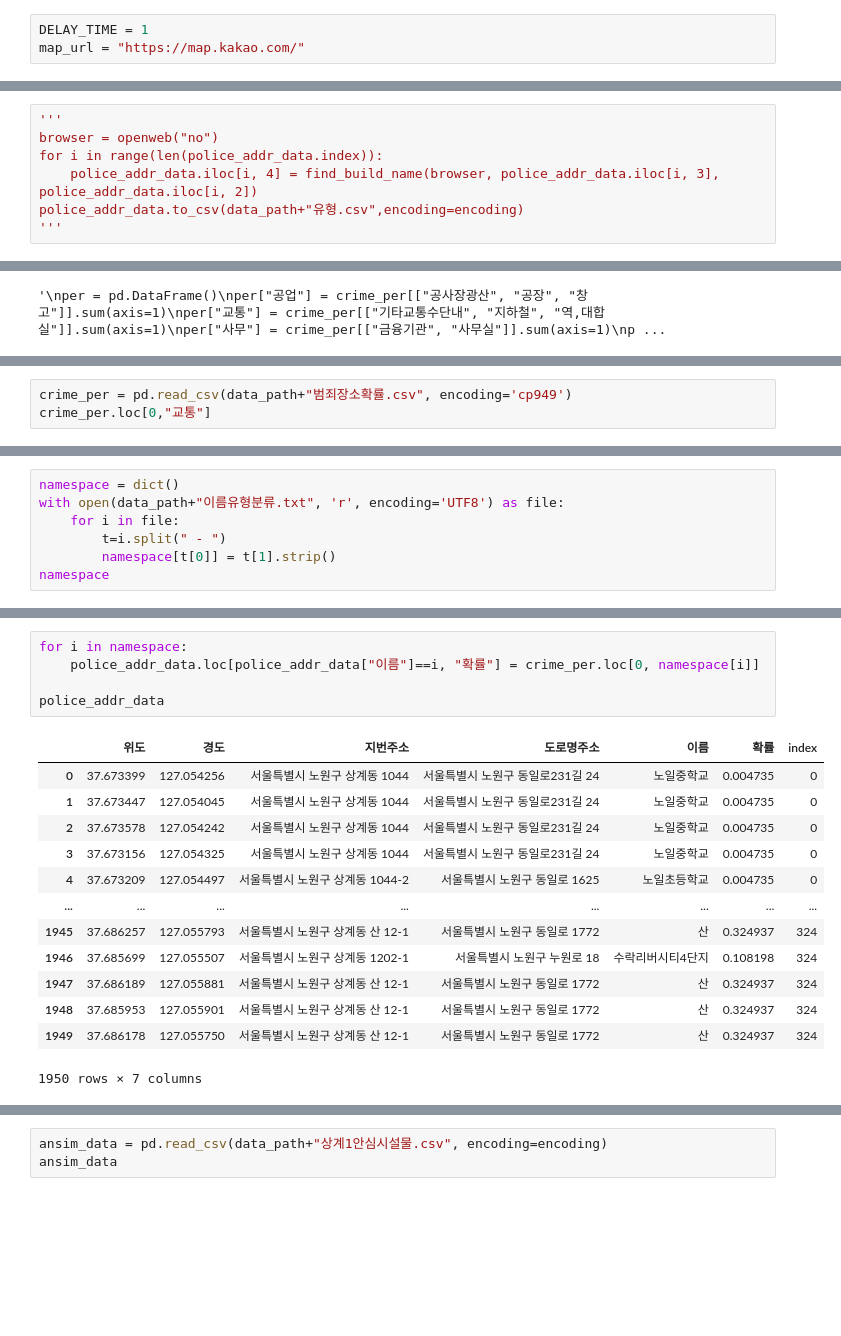
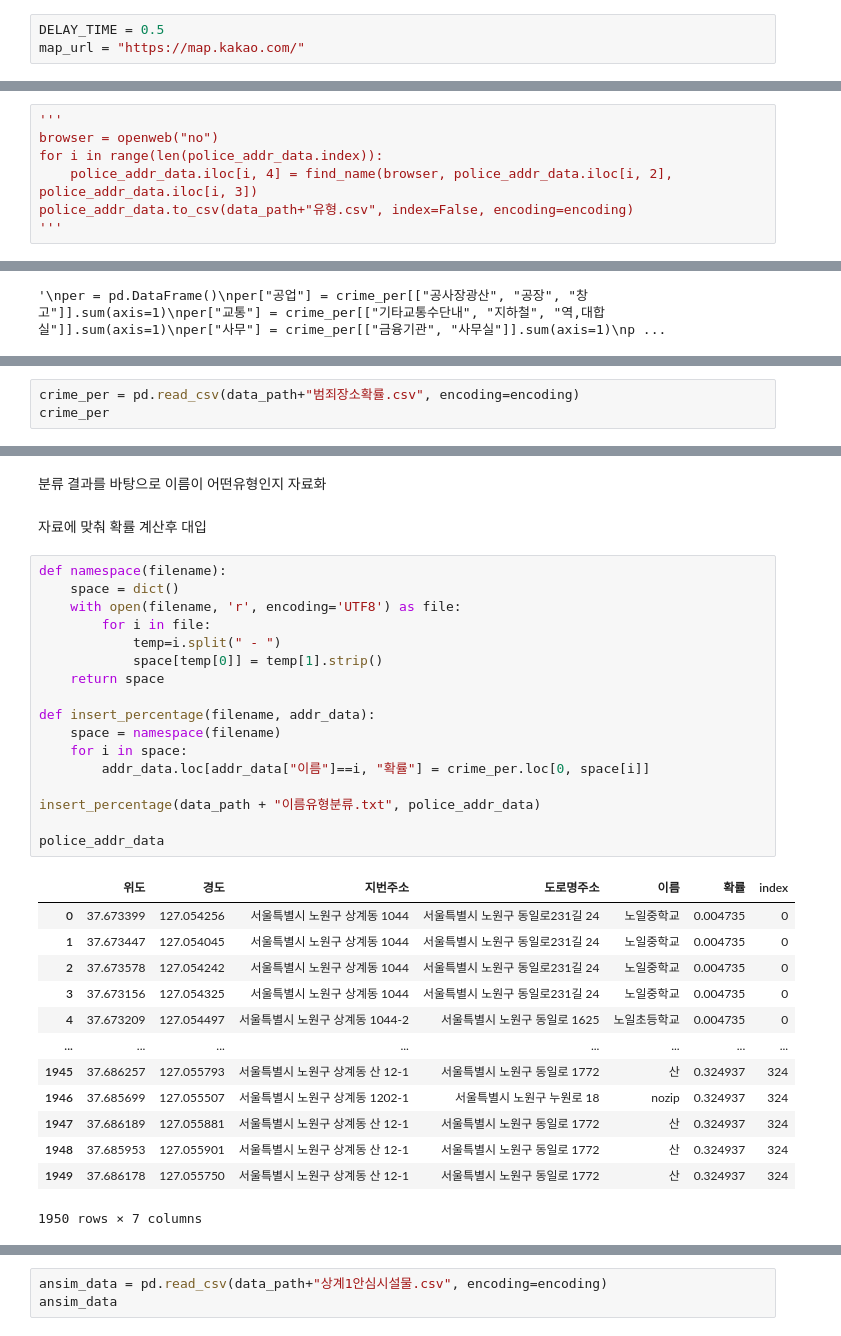
Before and after one commit to topaz11100/bp_final, a Jupyter notebook: 빅프_기말_최종.ipynb, the cells around one changed output, grey strips where cells are left out. Cells and saved outputs as stored; diff of their text form; blank space fills up the shorter version.

```diff
--- a/빅프_기말_최종.ipynb
+++ b/빅프_기말_최종.ipynb
@@ -124,3 +147,3 @@ police_addr_data
 # %%
-DELAY_TIME = 1
+DELAY_TIME = 0.5
 map_url = "https://map.kakao.com/"
@@ -168,7 +197,7 @@ def find_build_name(browser, road_addr, num_addr):
 '''
 browser = openweb("no")
 for i in range(len(police_addr_data.index)):
-    police_addr_data.iloc[i, 4] = find_build_name(browser, police_addr_data.iloc[i, 3], police_addr_data.iloc[i, 2])
-police_addr_data.to_csv(data_path+"유형.csv",encoding=encoding)
+    police_addr_data.iloc[i, 4] = find_name(browser, police_addr_data.iloc[i, 2], police_addr_data.iloc[i, 3])
+police_addr_data.to_csv(data_path+"유형.csv", index=False, encoding=encoding)
 '''
 # %% [output]
@@ -227,4 +263,4 @@ per
 # %%
-crime_per = pd.read_csv(data_path+"범죄장소확률.csv", encoding='cp949')
-crime_per.loc[0,"교통"]
+crime_per = pd.read_csv(data_path+"범죄장소확률.csv", encoding=encoding)
+crime_per
 # %% [output]
@@ -232,7 +268,0 @@ crime_per.loc[0,"교통"]
-# %%
-namespace = dict()
-with open(data_path+"이름유형분류.txt", 'r', encoding='UTF8') as file:
-    for i in file:
-        t=i.split(" - ")
-        namespace[t[0]] = t[1].strip()
-namespace
@@ -257,18 +269,34 @@ namespace
+# %% [markdown]
+분류 결과를 바탕으로 이름이 어떤유형인지 자료화
+# %% [markdown]
+자료에 맞춰 확률 계산후 대입
 # %%
-for i in namespace:
-    police_addr_data.loc[police_addr_data["이름"]==i, "확률"] = crime_per.loc[0, namespace[i]]
+def namespace(filename):
+    space = dict()
+    with open(filename, 'r', encoding='UTF8') as file:
+        for i in file:
+            temp=i.split(" - ")
+            space[temp[0]] = temp[1].strip()
+    return space
+
+def insert_percentage(filename, addr_data):
+    space = namespace(filename)
+    for i in space:
+        addr_data.loc[addr_data["이름"]==i, "확률"] = crime_per.loc[0, space[i]]
+
+insert_percentage(data_path + "이름유형분류.txt", police_addr_data)
 
 police_addr_data
 # %% [output]
 |  | 위도 | 경도 | 지번주소 | 도로명주소 | 이름 | 확률 | index |
 | 0 | 37.673399 | 127.054256 | 서울특별시 노원구 상계동 1044 | 서울특별시 노원구 동일로231길 24 | 노일중학교 | 0.004735 | 0 |
 | 1 | 37.673447 | 127.054045 | 서울특별시 노원구 상계동 1044 | 서울특별시 노원구 동일로231길 24 | 노일중학교 | 0.004735 | 0 |
 | 2 | 37.673578 | 127.054242 | 서울특별시 노원구 상계동 1044 | 서울특별시 노원구 동일로231길 24 | 노일중학교 | 0.004735 | 0 |
 | 3 | 37.673156 | 127.054325 | 서울특별시 노원구 상계동 1044 | 서울특별시 노원구 동일로231길 24 | 노일중학교 | 0.004735 | 0 |
 | 4 | 37.673209 | 127.054497 | 서울특별시 노원구 상계동 1044-2 | 서울특별시 노원구 동일로 1625 | 노일초등학교 | 0.004735 | 0 |
 | ... | ... | ... | ... | ... | ... | ... | ... |
 | 1945 | 37.686257 | 127.055793 | 서울특별시 노원구 상계동 산 12-1 | 서울특별시 노원구 동일로 1772 | 산 | 0.324937 | 324 |
-| 1946 | 37.685699 | 127.055507 | 서울특별시 노원구 상계동 1202-1 | 서울특별시 노원구 누원로 18 | 수락리버시티4단지 | 0.108198 | 324 |
+| 1946 | 37.685699 | 127.055507 | 서울특별시 노원구 상계동 1202-1 | 서울특별시 노원구 누원로 18 | nozip | 0.324937 | 324 |
 | 1947 | 37.686189 | 127.055881 | 서울특별시 노원구 상계동 산 12-1 | 서울특별시 노원구 동일로 1772 | 산 | 0.324937 | 324 |
 | 1948 | 37.685953 | 127.055901 | 서울특별시 노원구 상계동 산 12-1 | 서울특별시 노원구 동일로 1772 | 산 | 0.324937 | 324 |
 | 1949 | 37.686178 | 127.055750 | 서울특별시 노원구 상계동 산 12-1 | 서울특별시 노원구 동일로 1772 | 산 | 0.324937 | 324 |
```
Also changed, not shown: parts of 57 cells of this notebook, 12 other files.
